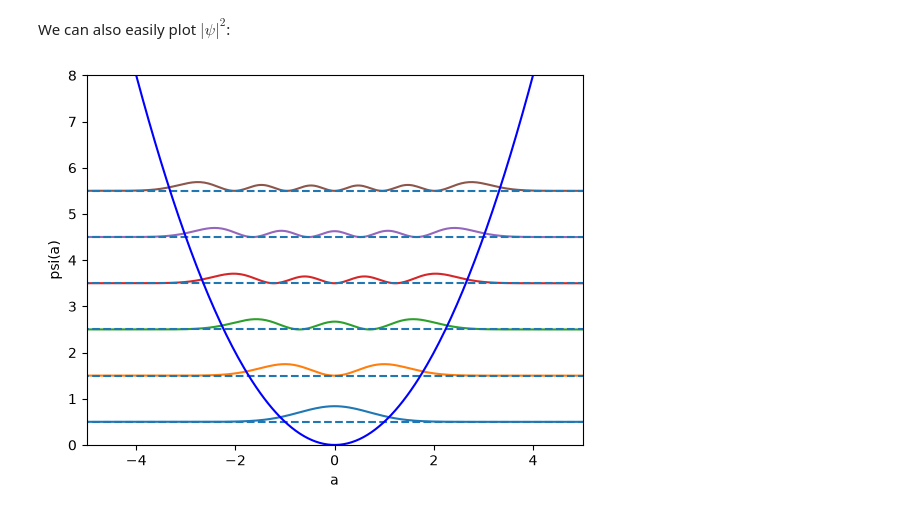
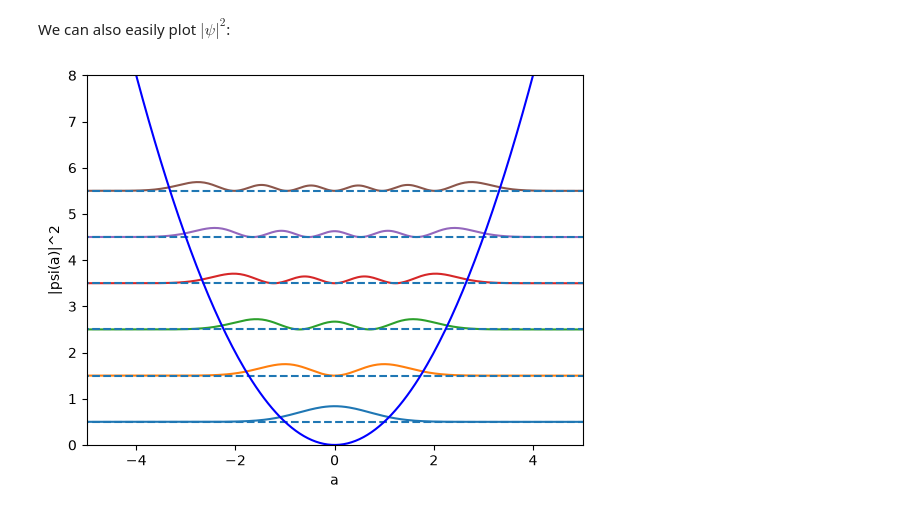
Before and after one commit to TheoMason1/quantum-harmonic-oscillator, a Jupyter notebook: notebooks/1_Visualising_stationary_states.ipynb, the cells around one changed output. Drawn from its saved outputs; the diff is of its cells as text; code cells hidden in the pictures.

```diff
--- a/notebooks/1_Visualising_stationary_states.ipynb
+++ b/notebooks/1_Visualising_stationary_states.ipynb
@@ -93,17 +93,17 @@ We can also easily plot $|\psi|^2$:
 # %%
 fig, ax = plt.subplots()
 
 for M, psi_n in enumerate(set_psi):
     ax.plot(a, E(M,w) + 0.6*np.abs(set_psi[M])**2)
     ax.hlines([E(M,w)], -12, 12 , ls='--')
 
 ax.plot(x,V(x,w), 'b', label='V(x)')
 ax.set_xlabel(r'a')
-ax.set_ylabel(r'psi(a)')
+ax.set_ylabel(r'|psi(a)|^2')
 ax.set_ylim(0,8)
 ax.set_xlim(-5,5)
 
 
 plt.show()
 # %% [output]
-[figure, old version]
+[figure, new version]
```
Also changed, not shown: parts of 4 cells of this notebook.
